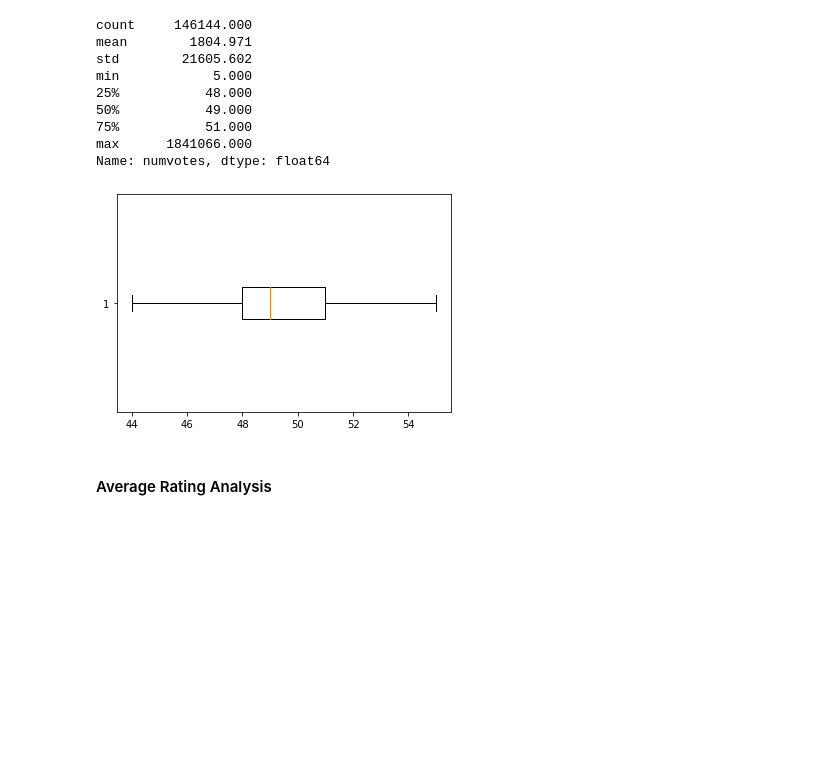
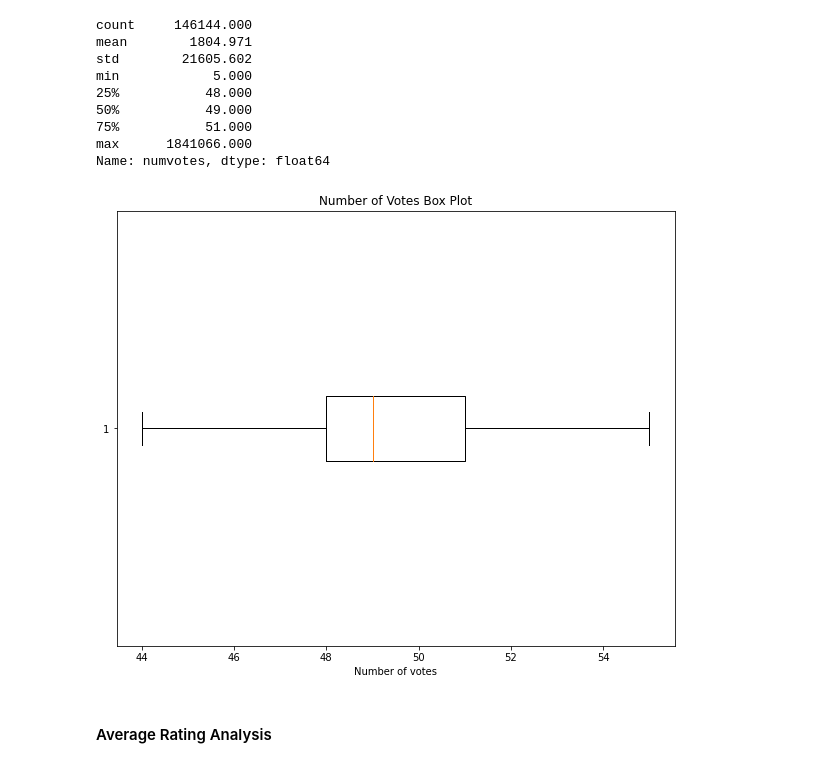
Before and after one commit to OswaldCc/Box-Office-Film-Analysis, a Jupyter notebook: index.ipynb, the cells around one changed output. Cells and saved outputs as stored; diff of their text form; code cells hidden in the pictures; blank space fills up the shorter version.

```diff
--- a/index.ipynb
+++ b/index.ipynb
@@ -530,12 +534,14 @@ max      1841066.000
 Name: numvotes, dtype: float64
 # %%
 # PLotting boxplot and removing the outliers to get a sense of the scale to be used in plotting the relationship scatter plot
-fig, ax =plt.subplots()
+fig, ax =plt.subplots(figsize=(10,8))
 red_square = dict(markerfacecolor='r', marker='s')
 ax.boxplot(titles_and_ratings['numvotes'],vert=False,showfliers=False)
+ax.set_title('Number of Votes Box Plot')
+ax.set_xlabel('Number of votes')
 plt.show()
 # %% [output]
-[figure, old version]
+[figure, new version]
 # %% [markdown]
 #### Average Rating Analysis
 # %%
```
Also changed, not shown: parts of 7 cells of this notebook.
